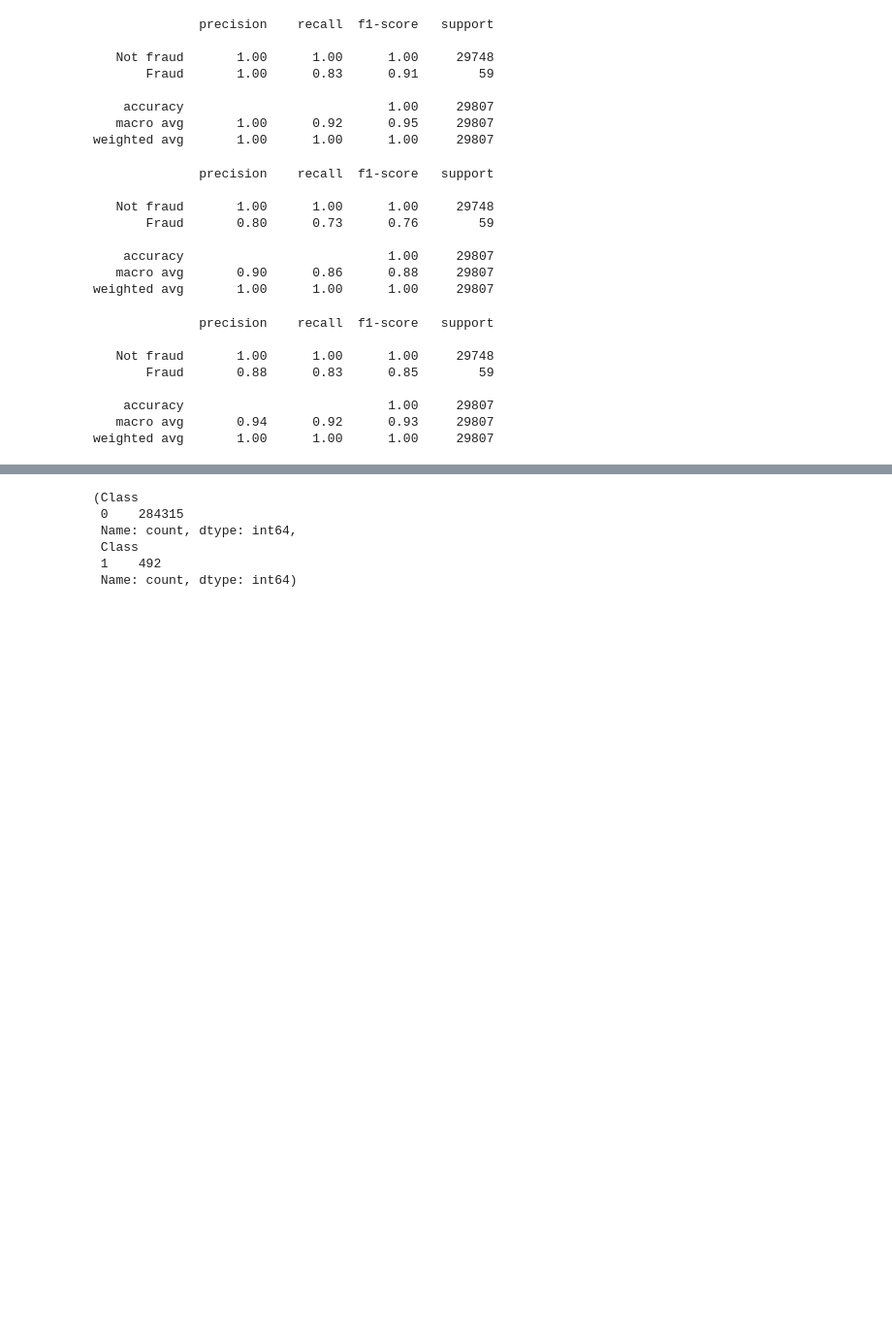
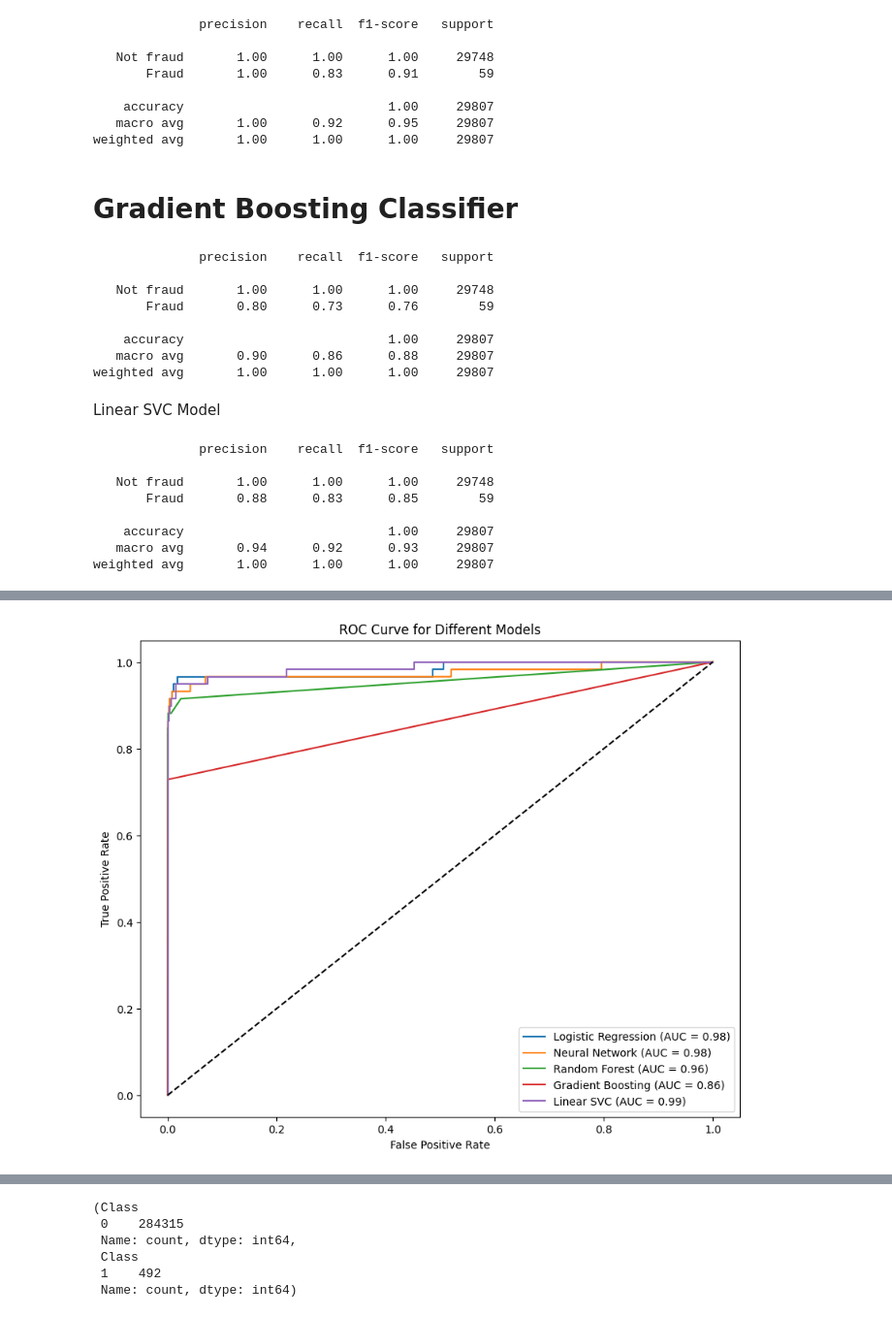
Before and after one commit to KirsaliAditya/creditfraud, a Jupyter notebook: creditfraud.ipynb, the cells around one changed output, grey strips where cells are left out. Shown at 97% size. Cells and saved outputs as stored; diff of their text form; code cells hidden in the pictures; blank space fills up the shorter version.

Commit message:
adding visualization

```diff
--- a/creditfraud.ipynb
+++ b/creditfraud.ipynb
@@ -256,6 +266,8 @@ print(classification_report(y_val, rf.predict(x_val),target_names=['Not fraud',
     accuracy                           1.00     29807
    macro avg       1.00      0.92      0.95     29807
 weighted avg       1.00      1.00      1.00     29807
+# %% [markdown]
+# Gradient Boosting Classifier
 # %%
 from sklearn.ensemble import GradientBoostingClassifier
 gb = GradientBoostingClassifier(n_estimators=50, learning_rate=1.0, max_depth=1, random_state=0)
@@ -270,6 +282,8 @@ print(classification_report(y_val, gb.predict(x_val),target_names=['Not fraud',
     accuracy                           1.00     29807
    macro avg       0.90      0.86      0.88     29807
 weighted avg       1.00      1.00      1.00     29807
+# %% [markdown]
+Linear SVC Model
 # %%
 from sklearn.svm import LinearSVC
 svc = LinearSVC(class_weight='balanced')
@@ -284,3 +298,35 @@ print(classification_report(y_val, svc.predict(x_val),target_names=['Not fraud',
     accuracy                           1.00     29807
    macro avg       0.94      0.92      0.93     29807
 weighted avg       1.00      1.00      1.00     29807
+# %%
+import matplotlib.pyplot as plt
+from sklearn.metrics import roc_curve, auc
+
+# Function to plot ROC curve
+def plot_roc_curve(y_true, y_pred_prob, label):
+  fpr, tpr, thresholds = roc_curve(y_true, y_pred_prob)
+  roc_auc = auc(fpr, tpr)
+  plt.plot(fpr, tpr, label=f'{label} (AUC = {roc_auc:.2f})')
+
+# Get predicted probabilities for each model
+y_pred_prob_lr = lr.predict_proba(x_val)[:, 1]
+y_pred_prob_nn = nn.predict(x_val).flatten()
+y_pred_prob_rf = rf.predict_proba(x_val)[:, 1]
+y_pred_prob_gb = gb.predict_proba(x_val)[:, 1]
+y_pred_prob_svc = svc.decision_function(x_val)
+
+# Plot ROC curves for all models
+plt.figure(figsize=(10, 8))
+plot_roc_curve(y_val, y_pred_prob_lr, 'Logistic Regression')
+plot_roc_curve(y_val, y_pred_prob_nn, 'Neural Network')
+plot_roc_curve(y_val, y_pred_prob_rf, 'Random Forest')
+plot_roc_curve(y_val, y_pred_prob_gb, 'Gradient Boosting')
+plot_roc_curve(y_val, y_pred_prob_svc, 'Linear SVC')
+
+plt.plot([0, 1], [0, 1], 'k--')
+plt.xlabel('False Positive Rate')
+plt.ylabel('True Positive Rate')
+plt.title('ROC Curve for Different Models')
+plt.legend(loc='lower right')
+plt.show()
+# %% [output]
@@ -286,0 +334 @@ weighted avg       1.00      1.00      1.00     29807
+[figure, added]
```
Also changed, not shown: parts of 9 cells of this notebook.
